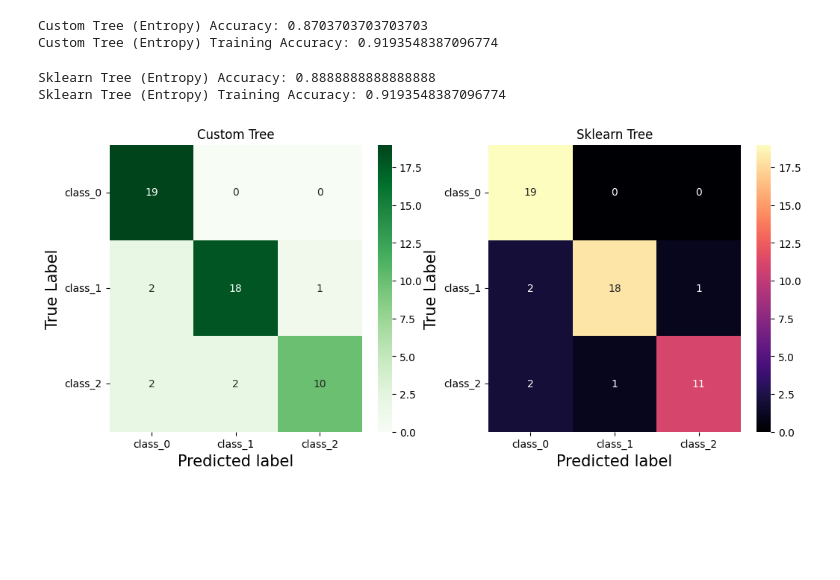
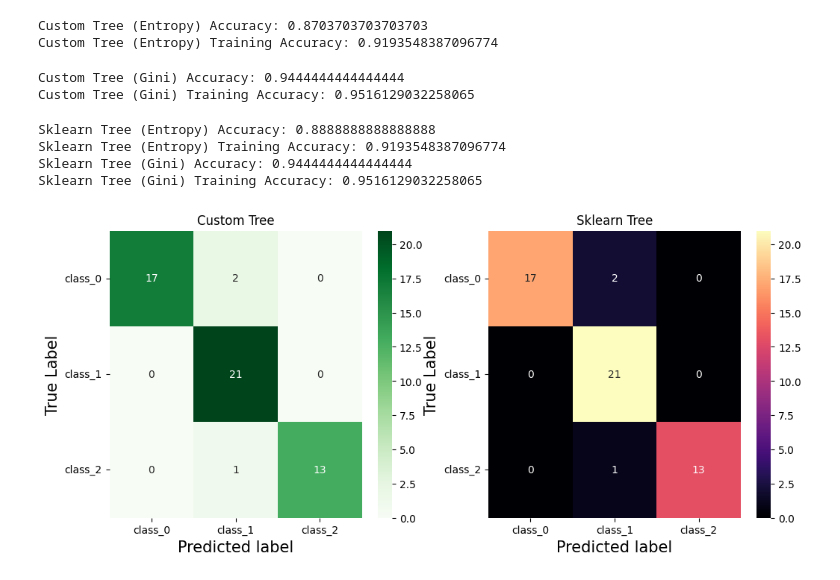
Before and after one commit to emw8105/machine-learning, a Jupyter notebook: HW2/decision-tree.ipynb, the cells around one changed output. Drawn from its saved outputs; the diff is of its cells as text; code cells hidden in the pictures; blank space fills up the shorter version.

Commit message:
decision tree final

```diff
--- a/HW2/decision-tree.ipynb
+++ b/HW2/decision-tree.ipynb
@@ -119,16 +119,16 @@ class CustomDecisionTree:
         return DTNode(feature, threshold, left_child, right_child)
 
     # if the node is a leaf, return its value, else traverse left or right based on threshold test
-    def _predict_one(self, x, node):
+    def _classify(self, x, node):
         if node.value is not None:
             return node.value
         if x[node.feature] <= node.threshold:
-            return self._predict_one(x, node.left)
+            return self._classify(x, node.left)
         else:
-            return self._predict_one(x, node.right)
+            return self._classify(x, node.right)
 
     def predict(self, X):
-        preds = [self._predict_one(sample, self.root) for sample in X.to_numpy()]
+        preds = [self._classify(sample, self.root) for sample in X.to_numpy()]
         inv_classes = {v: k for k, v in self.classes.items()}
         return np.array([inv_classes[p] for p in preds])
 # %%
@@ -142,6 +142,17 @@ print("Custom Tree (Entropy) Training Accuracy:", accuracy_score(y_train, dt_cus
 # %% [output]
 Custom Tree (Entropy) Accuracy: 0.8703703703703703
 Custom Tree (Entropy) Training Accuracy: 0.9193548387096774
+# %%
+dt_custom = CustomDecisionTree(max_depth=3, min_leaf=10, criterion="gini")
+dt_custom.fit(X_train, y_train)
+pred_custom = dt_custom.predict(X_test)
+acc_custom = accuracy_score(y_test, pred_custom)
+
+print("Custom Tree (Gini) Accuracy:", acc_custom)
+print("Custom Tree (Gini) Training Accuracy:", accuracy_score(y_train, dt_custom.predict(X_train)))
+# %% [output]
+Custom Tree (Gini) Accuracy: 0.9444444444444444
+Custom Tree (Gini) Training Accuracy: 0.9516129032258065
 # %%
 # sklearn's implementation and comparison of performance
 dt_sklearn = DecisionTreeClassifier(
@@ -149,31 +160,43 @@ dt_sklearn = DecisionTreeClassifier(
 )
 dt_sklearn.fit(X_train, y_train)
 pred_sklearn = dt_sklearn.predict(X_test)
 acc_sklearn = accuracy_score(y_test, pred_sklearn)
 
 print("Sklearn Tree (Entropy) Accuracy:", acc_sklearn)
 print("Sklearn Tree (Entropy) Training Accuracy:", accuracy_score(y_train, dt_sklearn.predict(X_train)))
+
+dt_sklearn = DecisionTreeClassifier(
+    criterion="gini", max_depth=3, min_samples_leaf=10, random_state=42
+)
+dt_sklearn.fit(X_train, y_train)
+pred_sklearn = dt_sklearn.predict(X_test)
+acc_sklearn = accuracy_score(y_test, pred_sklearn)
+
+print("Sklearn Tree (Gini) Accuracy:", acc_sklearn)
+print("Sklearn Tree (Gini) Training Accuracy:", accuracy_score(y_train, dt_sklearn.predict(X_train)))
 
 # confusion matrices to visualize the implementation performance of both trees
 cm_custom = confusion_matrix(y_test, pred_custom)
 cm_sklearn = confusion_matrix(y_test, pred_sklearn)
 
 fig, axes = plt.subplots(1, 2, figsize=(12, 5))
 sns.heatmap(cm_custom, annot=True, ax=axes[0], fmt="d", cmap="Greens")
 axes[0].set_title("Custom Tree")
 axes[0].set_xlabel("Predicted label", fontsize=15)
 axes[0].set_xticklabels([''] + labels)
 axes[0].set_ylabel("True Label", fontsize=15)
 axes[0].set_yticklabels(list(labels), rotation=0)
 
 sns.heatmap(cm_sklearn, annot=True, ax=axes[1], fmt="d", cmap="magma")
 axes[1].set_title("Sklearn Tree")
 axes[1].set_xlabel("Predicted label", fontsize=15)
 axes[1].set_xticklabels([''] + labels)
 axes[1].set_ylabel("True Label", fontsize=15)
 axes[1].set_yticklabels(list(labels), rotation=0)
 plt.show()
 # %% [output]
 Sklearn Tree (Entropy) Accuracy: 0.8888888888888888
 Sklearn Tree (Entropy) Training Accuracy: 0.9193548387096774
+Sklearn Tree (Gini) Accuracy: 0.9444444444444444
+Sklearn Tree (Gini) Training Accuracy: 0.9516129032258065
-[figure, old version]
+[figure, new version]
```
